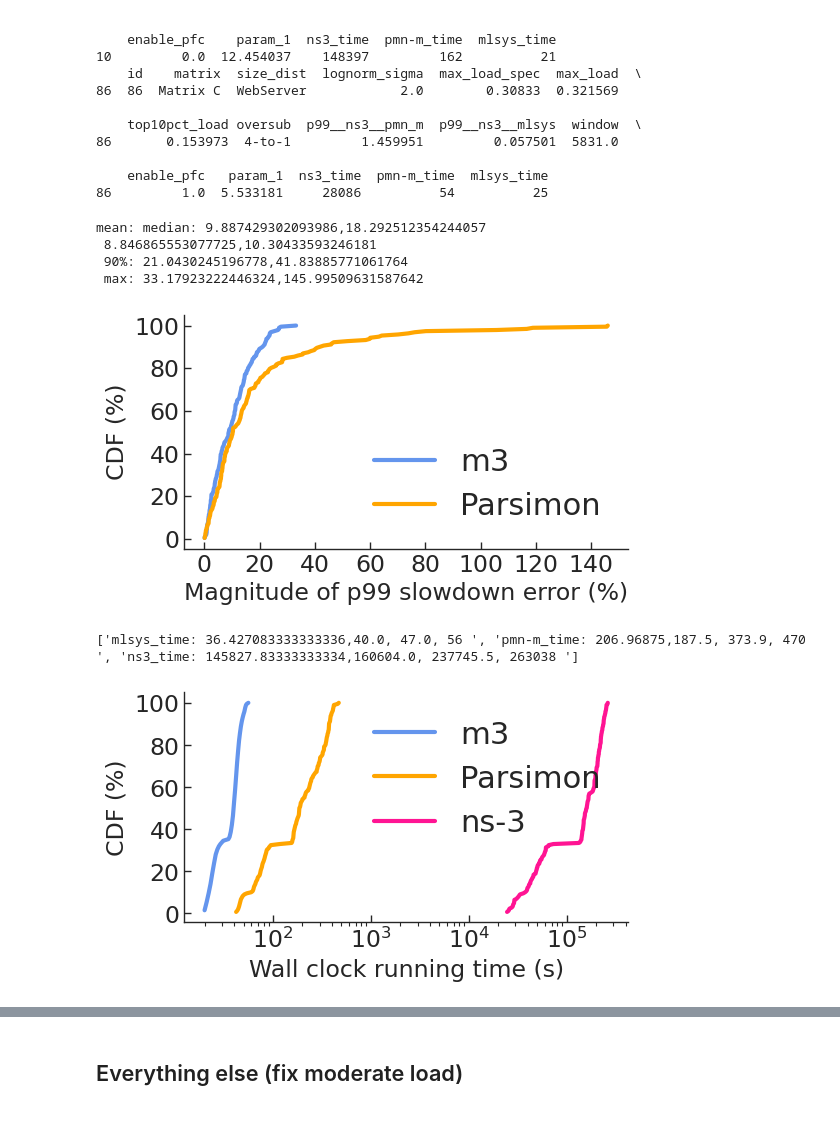
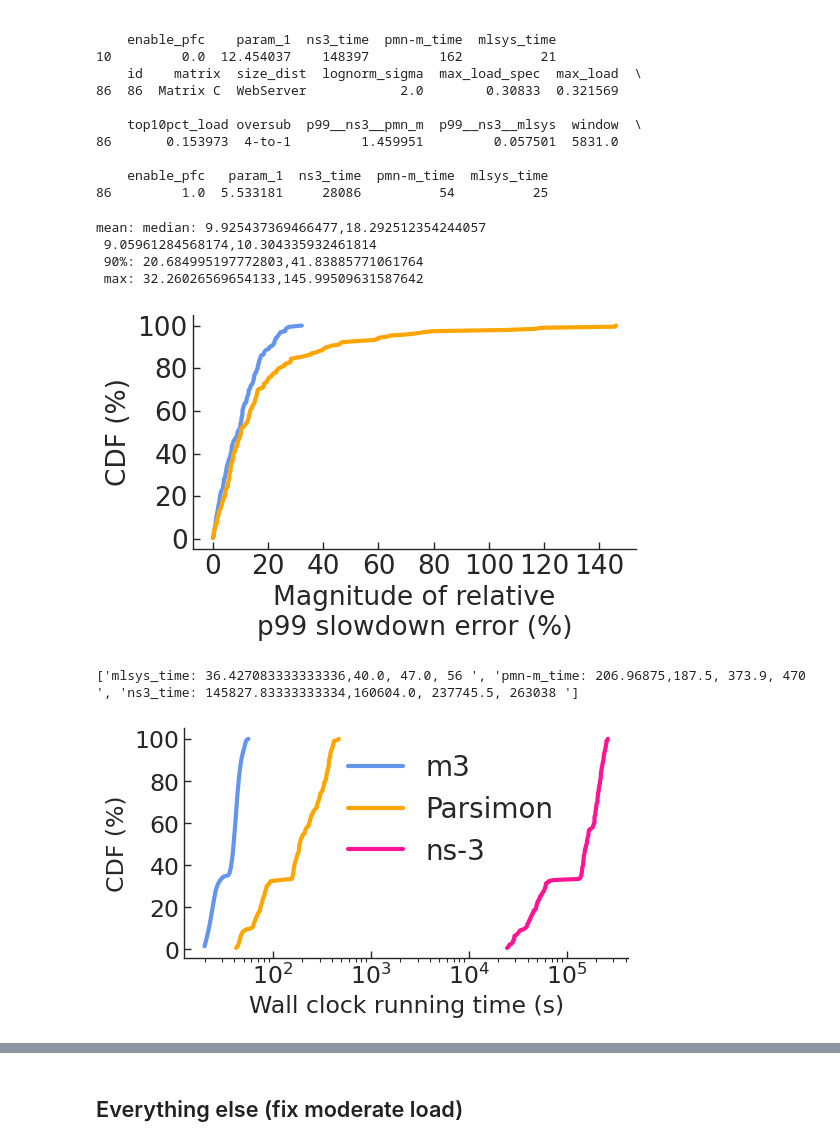
Before and after one commit to uw-polestar/parsimon-eval, a Jupyter notebook: expts/fig_8/analysis/main_dctcp.ipynb, the cells around one changed output, grey strips where cells are left out. Drawn from its saved outputs; the diff is of its cells as text; code cells hidden in the pictures.

```diff
--- a/expts/fig_8/analysis/main_dctcp.ipynb
+++ b/expts/fig_8/analysis/main_dctcp.ipynb
@@ -135,6 +135,7 @@ def create_record(mix,shard_seed=shard_seed):
         'window': float(mix["window"]),
         'enable_pfc': float(mix["enable_pfc"]),
         'param_1': float(mix["param_1"]),
+        'bfsz': float(mix["bfsz"]),
     }
     return record
 
@@ -267,41 +284,41 @@ print(records[records['id']==worst_high_id])
     enable_pfc   param_1  ns3_time  pmn-m_time  mlsys_time
 86         1.0  5.533181     28086          54          25
 # %%
-_fontsize=17
+_fontsize=19
 records_abs=records.copy()
 records_abs['p99__ns3__mlsys']=abs(records_abs['p99__ns3__mlsys'])
 records_abs['p99__ns3__pmn_m']=abs(records_abs['p99__ns3__pmn_m'])
 column_list=['p99__ns3__mlsys','p99__ns3__pmn_m']
 fig, ax = plt.subplots(nrows=1, ncols=1, figsize=(5.2, 3.0), sharex=True)
 ax.tick_params(axis="y", direction="in")
 ax.tick_params(axis="x", direction="in")
 
 for i,each in enumerate(column_list):
     data=records_abs
     data[each]*=100
     data['pct'] = data[each].rank(pct=True)*100
     ax=sns.lineplot(data = data, x = each, y = 'pct', color = color_list[i], errorbar=None, ax=ax,linewidth=3,)
 
     # handles = ax.get_legend().get_lines()
     # ax.get_legend().remove()
 labels=['m3','Parsimon']
 # XXX: This is a dirty hack. Look carefully at the labels!
-plt.legend(labels=labels, loc='lower right', frameon=False, ncol=1,prop={"size": _fontsize+5})
+# plt.legend(labels=labels, loc='lower right', frameon=False, ncol=1,prop={"size": _fontsize+5})
 sns.despine()
 fig.tight_layout()
-plt.xlabel('Magnitude of p99 slowdown error (%)', fontsize=_fontsize)
+plt.xlabel('Magnitude of relative\np99 slowdown error (%)', fontsize=_fontsize)
 plt.ylabel('CDF (%)', fontsize=_fontsize)
 plt.yticks(fontsize=_fontsize)
 plt.xticks(fontsize=_fontsize)
 # plt.xlim(1.0)
 plt.savefig('figs/sensitivity_cdf.pdf', bbox_inches='tight',pad_inches=0)
 print(f"mean: median: {np.mean(records_abs['p99__ns3__mlsys'])},{np.mean(records_abs['p99__ns3__pmn_m'])}\n {np.median(records_abs['p99__ns3__mlsys'])},{np.median(records_abs['p99__ns3__pmn_m'])}\n 90%: {np.percentile(records_abs['p99__ns3__mlsys'], 90)},{np.percentile(records_abs['p99__ns3__pmn_m'], 90)}\n max: {np.max(records_abs['p99__ns3__mlsys'])},{np.max(records_abs['p99__ns3__pmn_m'])}")
 # %% [output]
-mean: median: 9.887429302093986,18.292512354244057
- 8.846865553077725,10.30433593246181
- 90%: 21.0430245196778,41.83885771061764
- max: 33.17923222446324,145.99509631587642
+mean: median: 9.925437369466477,18.292512354244057
+ 9.05961284568174,10.304335932461814
+ 90%: 20.684995197772803,41.83885771061764
+ max: 32.26026569654133,145.99509631587642
-[figure, old version]
+[figure, new version]
 # %%
 _fontsize=17
 column_list=['mlsys_time','pmn-m_time','ns3_time']
@@ -318,7 +335,7 @@ for i,each in enumerate(column_list):
     # ax.get_legend().remove()
 labels=['m3','Parsimon', 'ns-3']
 # XXX: This is a dirty hack. Look carefully at the labels!
-plt.legend(labels=labels, loc='upper right', frameon=False, ncol=1,prop={"size": _fontsize+5})
+plt.legend(labels=labels, loc='upper center', frameon=False, ncol=1,prop={"size": _fontsize+3},bbox_to_anchor=(0.6, 1))
 plt.xscale('log')
 sns.despine()
 fig.tight_layout()
@@ -331,7 +348,7 @@ plt.savefig('figs/sensitivity_cdf_time.pdf', bbox_inches='tight',pad_inches=0)
 print([f"{each}: {np.mean(records[each])},{np.median(records[each])}, {np.percentile(records[each], 90)}, {np.max(records[each])} " for each in column_list])
 # %% [output]
 ['mlsys_time: 36.427083333333336,40.0, 47.0, 56 ', 'pmn-m_time: 206.96875,187.5, 373.9, 470 ', 'ns3_time: 145827.83333333334,160604.0, 237745.5, 263038 ']
-[figure, old version]
+[figure, new version]
 # %%
 _fontsize=17
 records_abs=records.copy()
```
Also changed, not shown: parts of 5 cells of this notebook, 38 other files.
